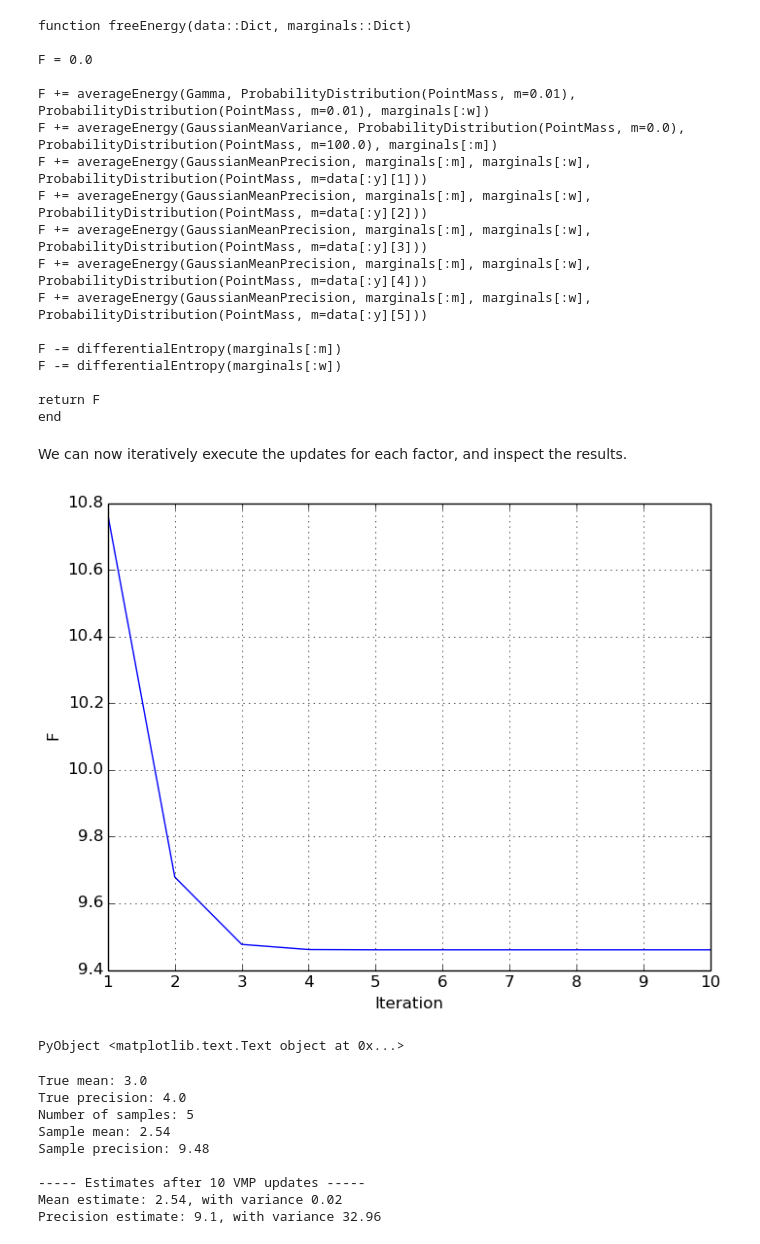
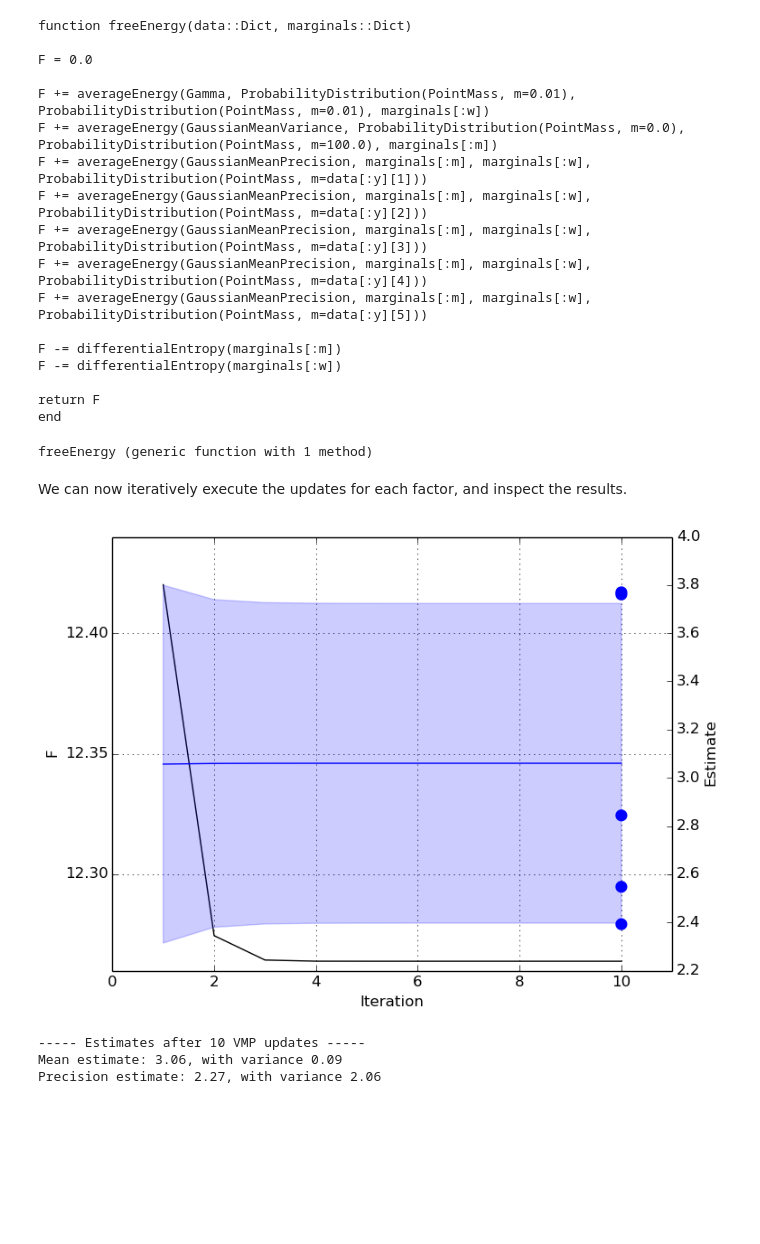
Before and after one commit to biaslab/ForneyLab.jl, a Jupyter notebook: demo/07_variational_message_passing.ipynb, the cells around one changed output. Drawn from its saved outputs; the diff is of its cells as text; code cells hidden in the pictures; blank space fills up the shorter version.

```diff
--- a/demo/07_variational_message_passing.ipynb
+++ b/demo/07_variational_message_passing.ipynb
@@ -128,13 +129,16 @@ F -= differentialEntropy(marginals[:w])
 
 return F
 end
+# %%
+# Load algorithms
+eval(parse(algo_q_m))
+eval(parse(algo_q_w))
+eval(parse(algo_F))
+# %% [output]
+freeEnergy (generic function with 1 method)
 # %% [markdown]
 We can now iteratively execute the updates for each factor, and inspect the results.
 # %%
-eval(parse(algo_q_m))
-eval(parse(algo_q_w))
-eval(parse(algo_F))
-
 # Toy dataset
 m_true = 3.0
 w_true = 4.0
@@ -147,41 +151,46 @@ marginals = Dict(:m => vague(ProbabilityDistribution{Gaussian}),
 
 n_its = 2*n
 F = Vector{Float64}(n_its) # Initialize vector for storing Free energy
+m_est = Vector{Float64}(n_its)
+w_est = Vector{Float64}(n_its)
 for i = 1:n_its
     stepM!(data, marginals)
     stepW!(data, marginals)
 
     # Store free energy
     F[i] = freeEnergy(data, marginals)
+
+    # Store estimates
+    m_est[i] = mean(marginals[:m])
+    w_est[i] = mean(marginals[:w])
 end
 ;
-# %%
-# Plot free energy to check for convergence
-using PyPlot
-plot(1:n_its, F)
-grid("on")
-xlabel("Iteration")
-ylabel("F")
-# %% [output]
-[figure, removed]
-PyObject <matplotlib.text.Text object at 0x...>
+# %%
+# Plot free energy to check for convergence
+plot(1:n_its, F, color="black")
+grid("on")
+xlabel("Iteration")
+ylabel("F")
+
+# Plot estimated distribution
+PyPlot.plt[:twinx]()
+plot(1:n_its, m_est, color="blue")
+fill_between(1:n_its, m_est-sqrt(1.0./w_est), m_est+sqrt(1.0./w_est), color="blue", alpha=0.2)
+ylabel("Estimate")
+
+# Plot samples
+scatter(n_its*ones(n), y, color="blue", linewidth=5)
+
+xlim(0.0, n_its+1)
+;
+# %% [output]
+[figure, added]
 # %%
 # Inspect the results
-println("True mean: $(m_true)")
-println("True precision: $(w_true)")
-println("Number of samples: $(n)")
-println("Sample mean: $(round(mean(y),2))")
-println("Sample precision: $(round(1/var(y),2))")
 println("\n----- Estimates after $(n_its) VMP updates -----")
 println("Mean estimate: $(round(mean(marginals[:m]),2)), with variance $(round(var(marginals[:m]),2))")
 println("Precision estimate: $(round(mean(marginals[:w]),2)), with variance $(round(var(marginals[:w]),2))")
 # %% [output]
-True mean: 3.0
-True precision: 4.0
-Number of samples: 5
-Sample mean: 2.54
-Sample precision: 9.48
-
 ----- Estimates after 10 VMP updates -----
-Mean estimate: 2.54, with variance 0.02
-Precision estimate: 9.1, with variance 32.96
+Mean estimate: 3.06, with variance 0.09
+Precision estimate: 2.27, with variance 2.06
```
Also changed, not shown: parts of 1 cell of this notebook, 1 other file.
